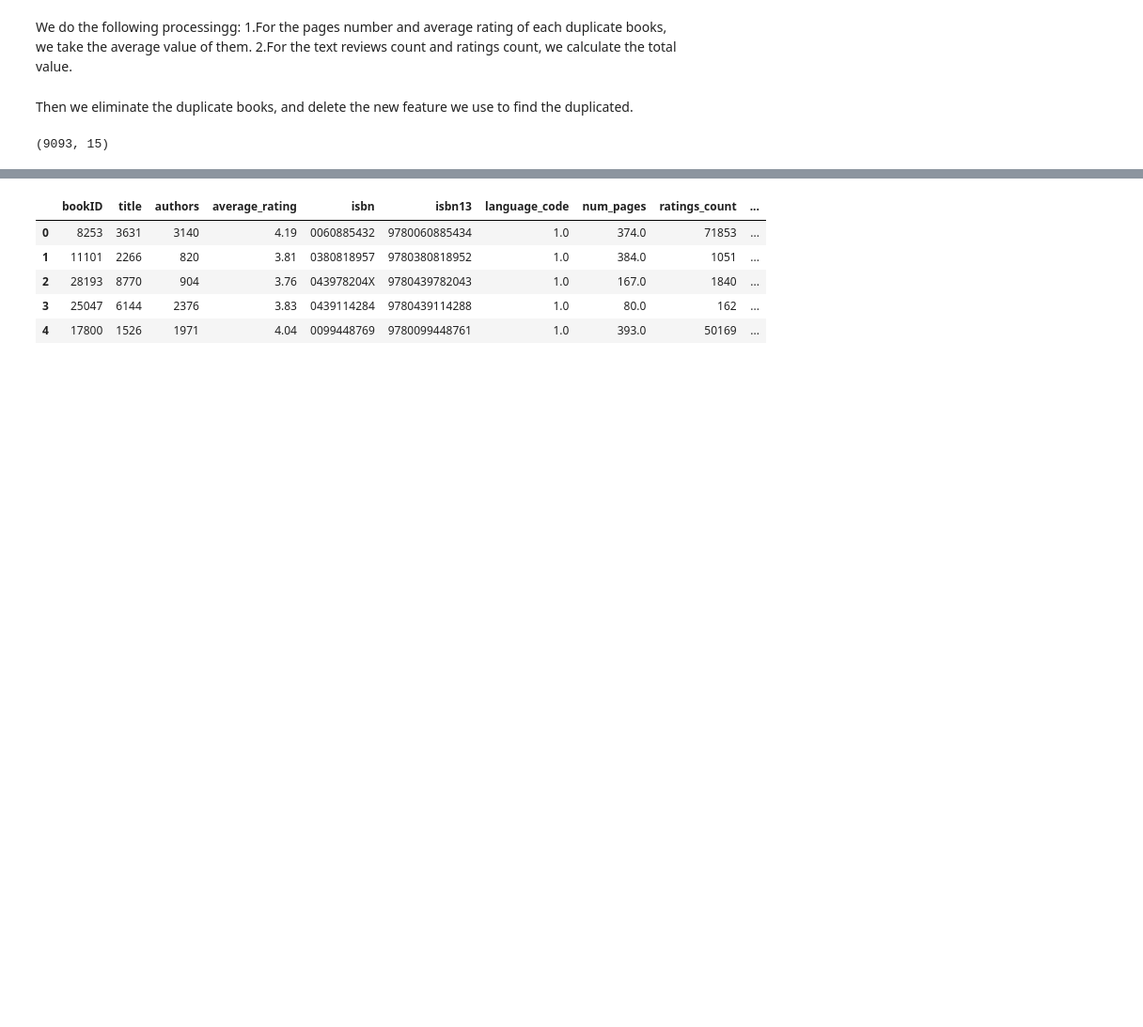
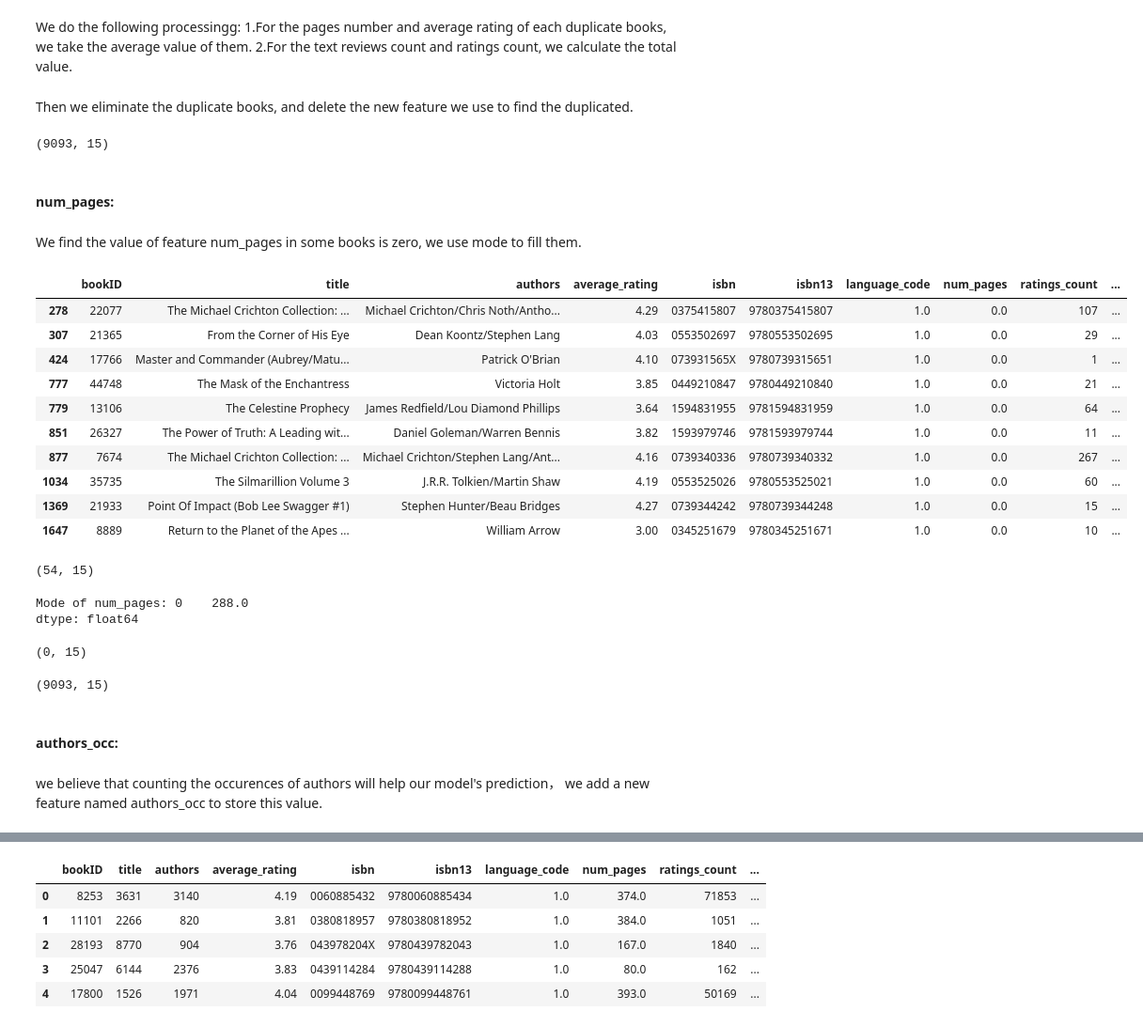
Before and after one commit to ENWEIZHOU/book_rating_predictor, a Jupyter notebook: BookRatingPredictions.ipynb, the cells around one changed output, grey strips where cells are left out. Shown at 94% size. Drawn from its saved outputs; the diff is of its cells as text; code cells hidden in the pictures; blank space fills up the shorter version.

```diff
--- a/BookRatingPredictions.ipynb
+++ b/BookRatingPredictions.ipynb
@@ -371,3 +383,34 @@ data.drop(['num_occ'], axis=1, inplace=True)
 data.shape
 # %% [output]
 (9093, 15)
+# %% [markdown]
+#### num_pages:
+# %% [markdown]
+We find the value of feature num_pages in some books is zero, we use mode to fill them.
+# %%
+# check 0 value in num_pages
+data[data['num_pages'] == 0].head(10)
+# %% [output]
+|  | bookID | title | authors | average_rating | isbn | isbn13 | language_code | num_pages | ratings_count | ... |
+| 278 | 22077 | The Michael Crichton Collection: ... | Michael Crichton/Chris Noth/Antho... | 4.29 | 0375415807 | 9780375415807 | 1.0 | 0.0 | 107 | ... |
+| 307 | 21365 | From the Corner of His Eye | Dean Koontz/Stephen Lang | 4.03 | 0553502697 | 9780553502695 | 1.0 | 0.0 | 29 | ... |
+| 424 | 17766 | Master and Commander (Aubrey/Matu... | Patrick O'Brian | 4.10 | 073931565X | 9780739315651 | 1.0 | 0.0 | 1 | ... |
+| 777 | 44748 | The Mask of the Enchantress | Victoria Holt | 3.85 | 0449210847 | 9780449210840 | 1.0 | 0.0 | 21 | ... |
+| 779 | 13106 | The Celestine Prophecy | James Redfield/Lou Diamond Phillips | 3.64 | 1594831955 | 9781594831959 | 1.0 | 0.0 | 64 | ... |
+| 851 | 26327 | The Power of Truth: A Leading wit... | Daniel Goleman/Warren Bennis | 3.82 | 1593979746 | 9781593979744 | 1.0 | 0.0 | 11 | ... |
+| 877 | 7674 | The Michael Crichton Collection: ... | Michael Crichton/Stephen Lang/Ant... | 4.16 | 0739340336 | 9780739340332 | 1.0 | 0.0 | 267 | ... |
+| 1034 | 35735 | The Silmarillion Volume 3 | J.R.R. Tolkien/Martin Shaw | 4.19 | 0553525026 | 9780553525021 | 1.0 | 0.0 | 60 | ... |
+| 1369 | 21933 | Point Of Impact (Bob Lee Swagger #1) | Stephen Hunter/Beau Bridges | 4.27 | 0739344242 | 9780739344248 | 1.0 | 0.0 | 15 | ... |
+| 1647 | 8889 | Return to the Planet of the Apes ... | William Arrow | 3.00 | 0345251679 | 9780345251671 | 1.0 | 0.0 | 10 | ... |
+# %%
+#find how many books with zero num_pages
+data[data['num_pages'] == 0].shape
+# %% [output]
+(54, 15)
+# %%
+#calculate the mode of num_pages
+data_series = pd.Series(data = data.num_pages)
+print('Mode of num_pages:',data_series.mode())
+# %% [output]
+Mode of num_pages: 0    288.0
+dtype: float64
@@ -373,0 +422,13 @@ data.shape
+# %%
+#check again
+data[data['num_pages'] == 0].shape
+# %% [output]
+(0, 15)
+# %%
+data.shape
+# %% [output]
+(9093, 15)
+# %% [markdown]
+#### authors_occ:
+# %% [markdown]
+we believe that counting the occurences of authors will help our model's prediction， we add a new feature named authors_occ to store this value.
```
Also changed, not shown: parts of 32 cells of this notebook.
